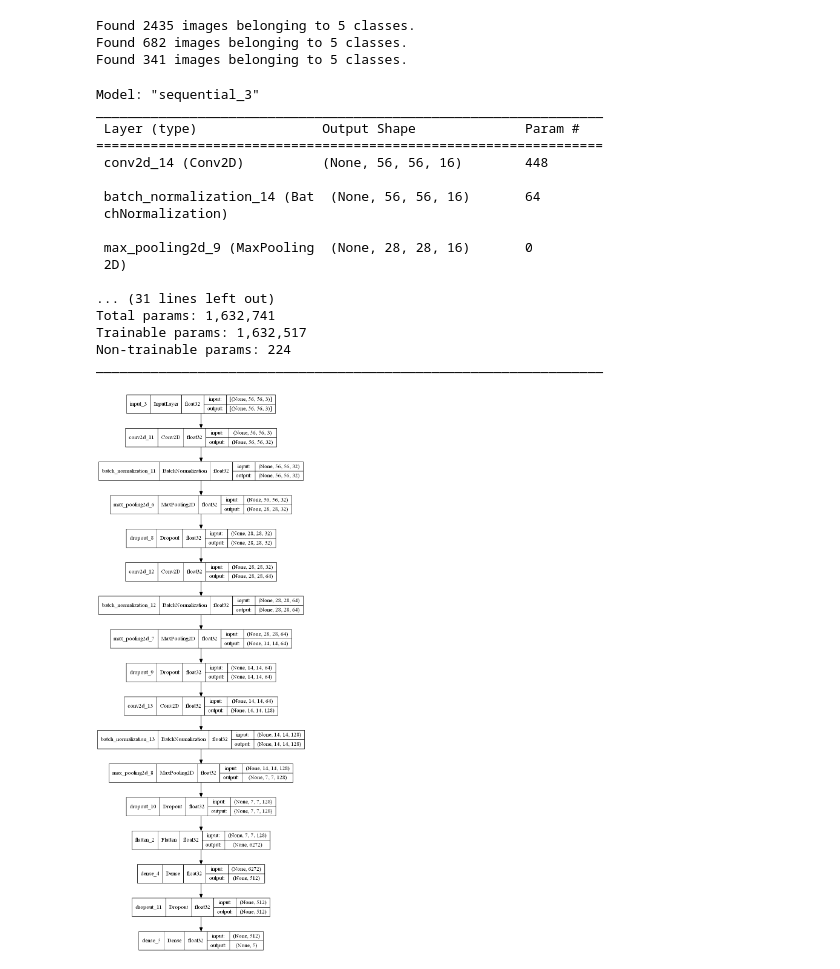
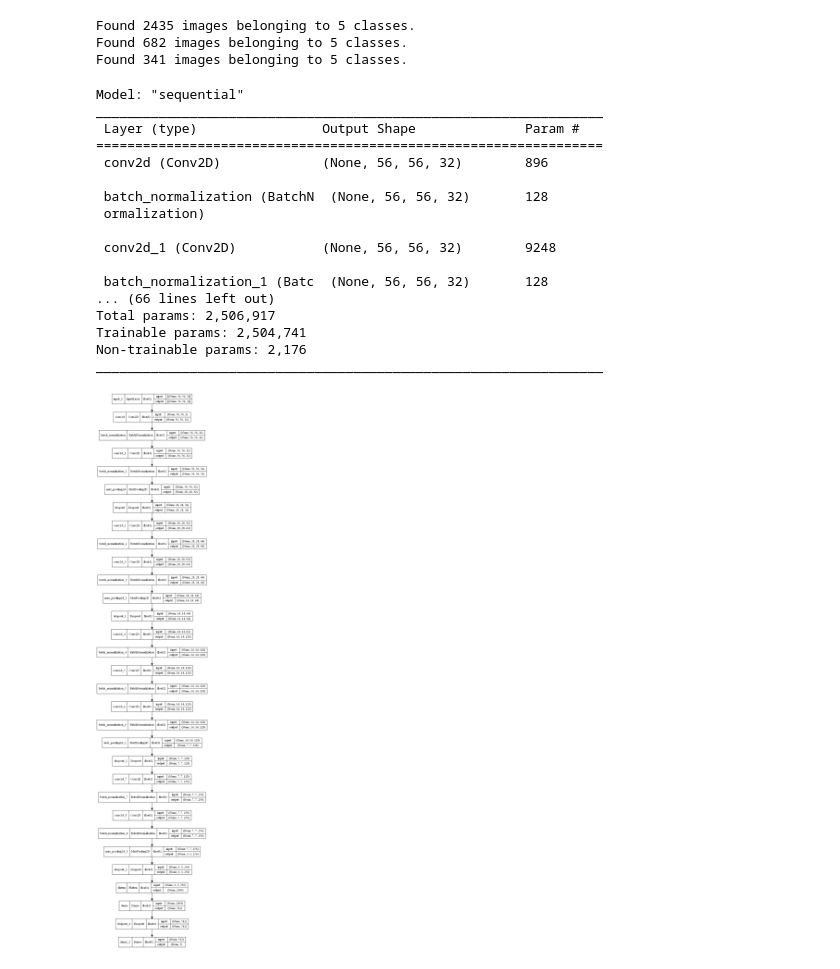
Before and after one commit to ashen007/Identify-Diseases-in-Crops-leaf, a Jupyter notebook: models/cassava_model_VGGNet_exp.ipynb, the cells around one changed output. Cells and saved outputs as stored; diff of their text form; code cells hidden in the pictures.

```diff
--- a/models/cassava_model_VGGNet_exp.ipynb
+++ b/models/cassava_model_VGGNet_exp.ipynb
@@ -33,7 +38,7 @@ Found 2435 images belonging to 5 classes.
 Found 682 images belonging to 5 classes.
 Found 341 images belonging to 5 classes.
 # %%
-base_filters = 16
+base_filters = 32
 cassava_model = Sequential()
 
 cassava_model.add(InputLayer(input_shape=(56, 56, 3)))
@@ -42,9 +47,9 @@ cassava_model.add(InputLayer(input_shape=(56, 56, 3)))
 cassava_model.add(Conv2D(filters=base_filters, kernel_size=(3, 3), padding='same', activation=relu))
 cassava_model.add(BatchNormalization())
 
-# # conv 2
-# cassava_model.add(Conv2D(filters=base_filters, kernel_size=(3, 3), padding='same', activation=relu))
-# cassava_model.add(BatchNormalization())
+# conv 2
+cassava_model.add(Conv2D(filters=base_filters, kernel_size=(3, 3), padding='same', activation=relu))
+cassava_model.add(BatchNormalization())
 
 # pooling and dropout
 cassava_model.add(MaxPooling2D(pool_size=(2, 2)))
@@ -54,9 +59,9 @@ cassava_model.add(Dropout(0.2))
 cassava_model.add(Conv2D(filters=base_filters * 2, kernel_size=(3, 3), padding='same', activation=relu))
 cassava_model.add(BatchNormalization())
 
-# # conv 4
-# cassava_model.add(Conv2D(filters=base_filters * 2, kernel_size=(3, 3), padding='same', activation=relu))
-# cassava_model.add(BatchNormalization())
+# conv 4
+cassava_model.add(Conv2D(filters=base_filters * 2, kernel_size=(3, 3), padding='same', activation=relu))
+cassava_model.add(BatchNormalization())
 
 # pooling and dropout
 cassava_model.add(MaxPooling2D(pool_size=(2, 2)))
@@ -66,9 +71,25 @@ cassava_model.add(Dropout(0.3))
 cassava_model.add(Conv2D(filters=base_filters * 4, kernel_size=(3, 3), padding='same', activation=relu))
 cassava_model.add(BatchNormalization())
 
-# # conv 6
-# cassava_model.add(Conv2D(filters=base_filters * 4, kernel_size=(3, 3), padding='same', activation=relu))
-# cassava_model.add(BatchNormalization())
+# conv 6
+cassava_model.add(Conv2D(filters=base_filters * 4, kernel_size=(3, 3), padding='same', activation=relu))
+cassava_model.add(BatchNormalization())
+
+# conv 7
+cassava_model.add(Conv2D(filters=base_filters * 4, kernel_size=(3, 3), padding='same', activation=relu))
+cassava_model.add(BatchNormalization())
+
+# pooling and dropout
+cassava_model.add(MaxPooling2D(pool_size=(2, 2)))
+cassava_model.add(Dropout(0.4))
+
+# conv 7
+cassava_model.add(Conv2D(filters=base_filters * 8, kernel_size=(3, 3), padding='same', activation=relu))
+cassava_model.add(BatchNormalization())
+
+# conv 7
+cassava_model.add(Conv2D(filters=base_filters * 8, kernel_size=(3, 3), padding='same', activation=relu))
+cassava_model.add(BatchNormalization())
 
 # pooling and dropout
 cassava_model.add(MaxPooling2D(pool_size=(2, 2)))
@@ -77,36 +98,36 @@ cassava_model.add(Dropout(0.4))
 # classifier
 cassava_model.add(Flatten())
 cassava_model.add(Dense(units=512, activation=relu))
-cassava_model.add(Dropout(0.5))
+cassava_model.add(Dropout(0.4))
 cassava_model.add(Dense(units=5, activation=softmax))
 
 cassava_model.summary()
 # %% [output]
-Model: "sequential_3"
+Model: "sequential"
 _________________________________________________________________
  Layer (type)                Output Shape              Param #
 =================================================================
- conv2d_14 (Conv2D)          (None, 56, 56, 16)        448
+ conv2d (Conv2D)             (None, 56, 56, 32)        896
 
- batch_normalization_14 (Bat  (None, 56, 56, 16)       64
- chNormalization)
+ batch_normalization (BatchN  (None, 56, 56, 32)       128
+ ormalization)
 
- max_pooling2d_9 (MaxPooling  (None, 28, 28, 16)       0
- 2D)
+ conv2d_1 (Conv2D)           (None, 56, 56, 32)        9248
 
-... (31 lines left out)
-Total params: 1,632,741
-Trainable params: 1,632,517
-Non-trainable params: 224
+ batch_normalization_1 (Batc  (None, 56, 56, 32)       128
+... (66 lines left out)
+Total params: 2,506,917
+Trainable params: 2,504,741
+Non-trainable params: 2,176
 _________________________________________________________________
 # %%
 plot_model(model=cassava_model,
-           to_file='model architecture/cassava_exp_2.png',
+           to_file='model architecture/cassava_exp_3.png',
            show_layer_names=True,
            show_dtype=True,
            show_shapes=True)
 # %% [output]
-[figure, old version]
+[figure, new version]
 # %%
 early_stop = EarlyStopping(monitor='val_loss',
                            min_delta=0,
```
Also changed, not shown: parts of 5 cells of this notebook, 5 other files.
